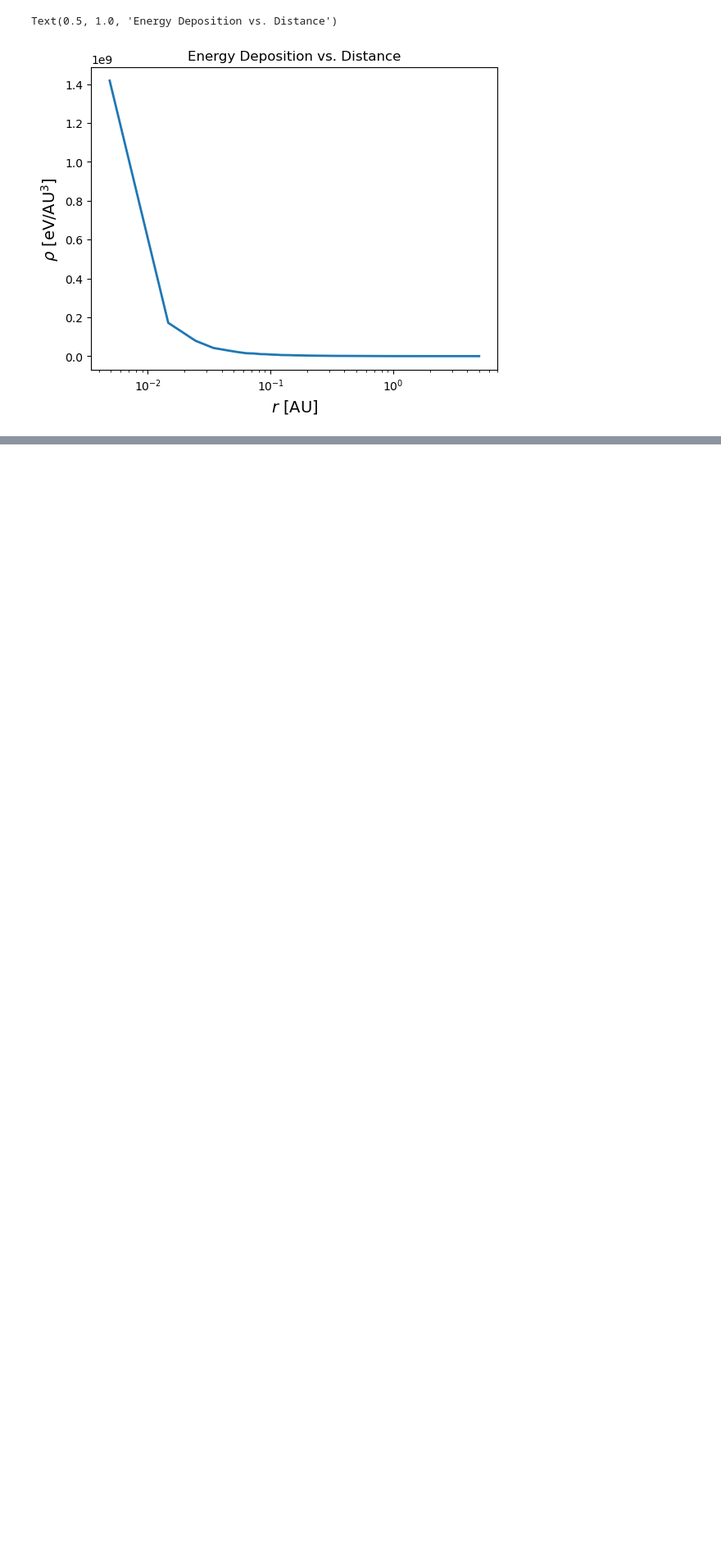
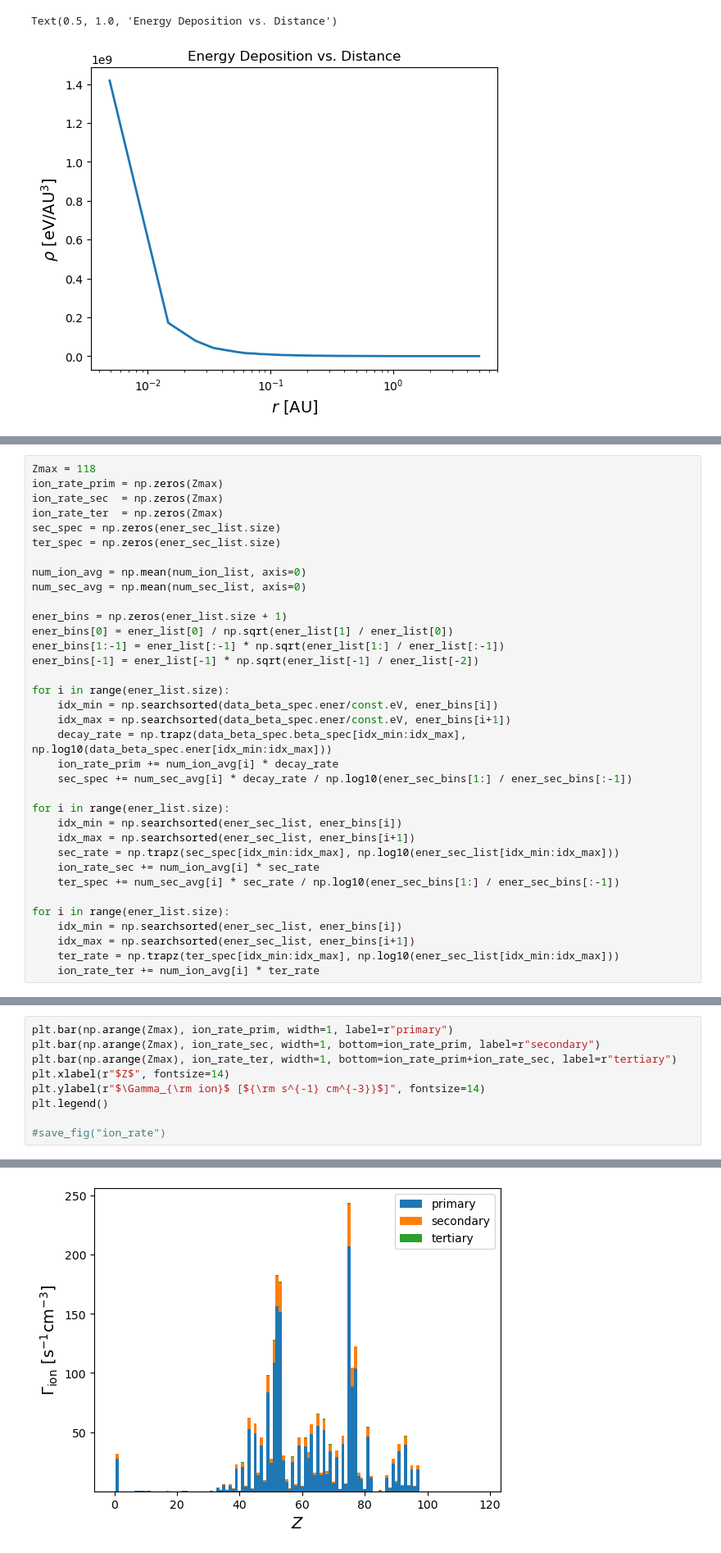
Before and after one commit to zandalman/thunderstorm, a Jupyter notebook: utils/pp.ipynb, the cells around one changed output, grey strips where cells are left out. Shown: that part at 82% size. Cells and saved outputs as stored; diff of their text form; blank space fills up the shorter version.

```diff
--- a/utils/pp.ipynb
+++ b/utils/pp.ipynb
@@ -190,0 +208,35 @@ np.log
+# %%
+Zmax = 118
+ion_rate_prim = np.zeros(Zmax)
+ion_rate_sec  = np.zeros(Zmax)
+ion_rate_ter  = np.zeros(Zmax)
+sec_spec = np.zeros(ener_sec_list.size)
+ter_spec = np.zeros(ener_sec_list.size)
+
+num_ion_avg = np.mean(num_ion_list, axis=0)
+num_sec_avg = np.mean(num_sec_list, axis=0)
+
+ener_bins = np.zeros(ener_list.size + 1)
+ener_bins[0] = ener_list[0] / np.sqrt(ener_list[1] / ener_list[0])
+ener_bins[1:-1] = ener_list[:-1] * np.sqrt(ener_list[1:] / ener_list[:-1])
+ener_bins[-1] = ener_list[-1] * np.sqrt(ener_list[-1] / ener_list[-2])
+
+for i in range(ener_list.size):
+    idx_min = np.searchsorted(data_beta_spec.ener/const.eV, ener_bins[i])
+    idx_max = np.searchsorted(data_beta_spec.ener/const.eV, ener_bins[i+1])
+    decay_rate = np.trapz(data_beta_spec.beta_spec[idx_min:idx_max], np.log10(data_beta_spec.ener[idx_min:idx_max]))
+    ion_rate_prim += num_ion_avg[i] * decay_rate
+    sec_spec += num_sec_avg[i] * decay_rate / np.log10(ener_sec_bins[1:] / ener_sec_bins[:-1])
+
+for i in range(ener_list.size):
+    idx_min = np.searchsorted(ener_sec_list, ener_bins[i])
+    idx_max = np.searchsorted(ener_sec_list, ener_bins[i+1])
+    sec_rate = np.trapz(sec_spec[idx_min:idx_max], np.log10(ener_sec_list[idx_min:idx_max]))
+    ion_rate_sec += num_ion_avg[i] * sec_rate
+    ter_spec += num_sec_avg[i] * sec_rate / np.log10(ener_sec_bins[1:] / ener_sec_bins[:-1])
+
+for i in range(ener_list.size):
+    idx_min = np.searchsorted(ener_sec_list, ener_bins[i])
+    idx_max = np.searchsorted(ener_sec_list, ener_bins[i+1])
+    ter_rate = np.trapz(ter_spec[idx_min:idx_max], np.log10(ener_sec_list[idx_min:idx_max]))
+    ion_rate_ter += num_ion_avg[i] * ter_rate
@@ -190,0 +247,10 @@ np.log
+# %%
+plt.bar(np.arange(Zmax), ion_rate_prim, width=1, label=r"primary")
+plt.bar(np.arange(Zmax), ion_rate_sec, width=1, bottom=ion_rate_prim, label=r"secondary")
+plt.bar(np.arange(Zmax), ion_rate_ter, width=1, bottom=ion_rate_prim+ion_rate_sec, label=r"tertiary")
+plt.xlabel(r"$Z$", fontsize=14)
+plt.ylabel(r"$\Gamma_{\rm ion}$ [${\rm s^{-1} cm^{-3}}$]", fontsize=14)
+plt.legend()
+
+#save_fig("ion_rate")
+# %% [output]
@@ -190,0 +258 @@ np.log
+[figure, added]
```
Also changed, not shown: parts of 8 cells of this notebook, 3 other files.
